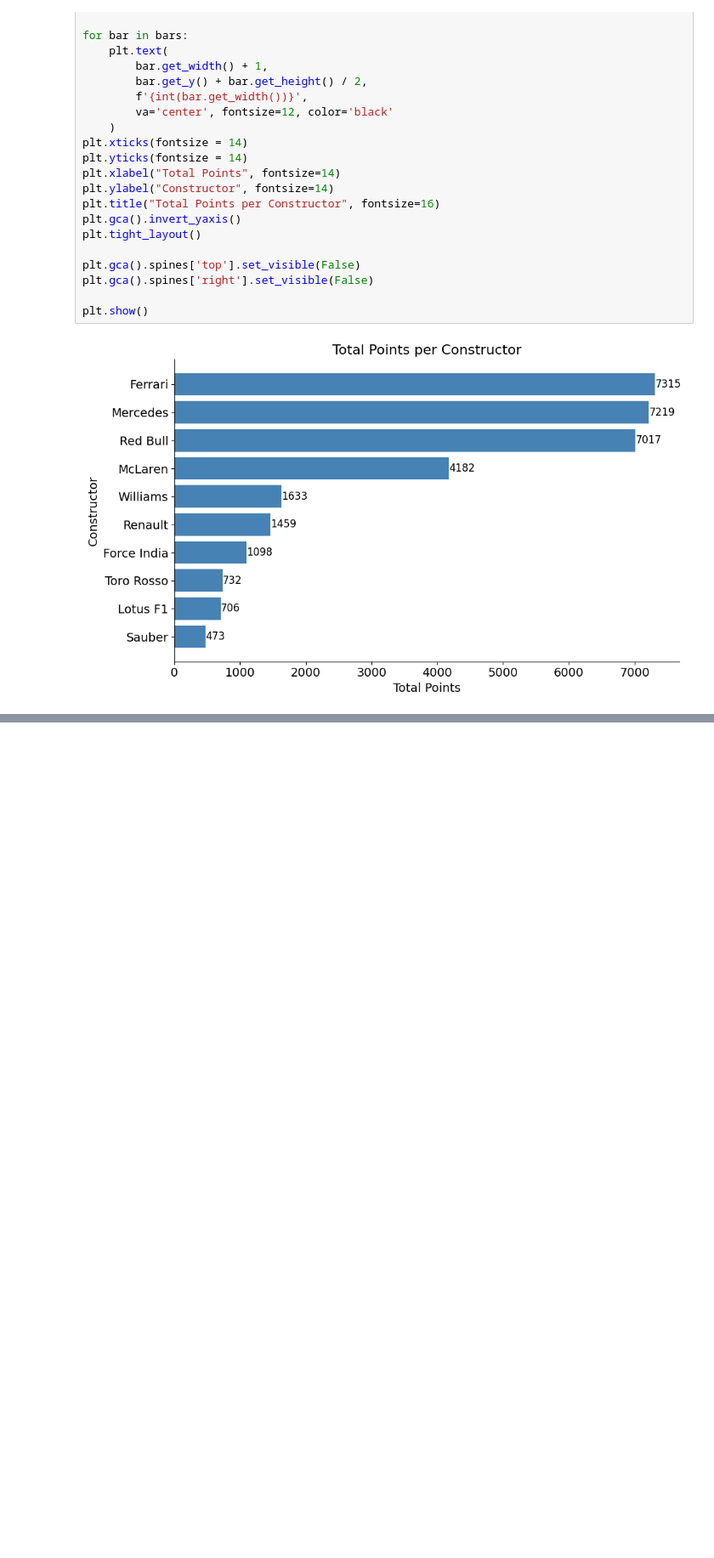
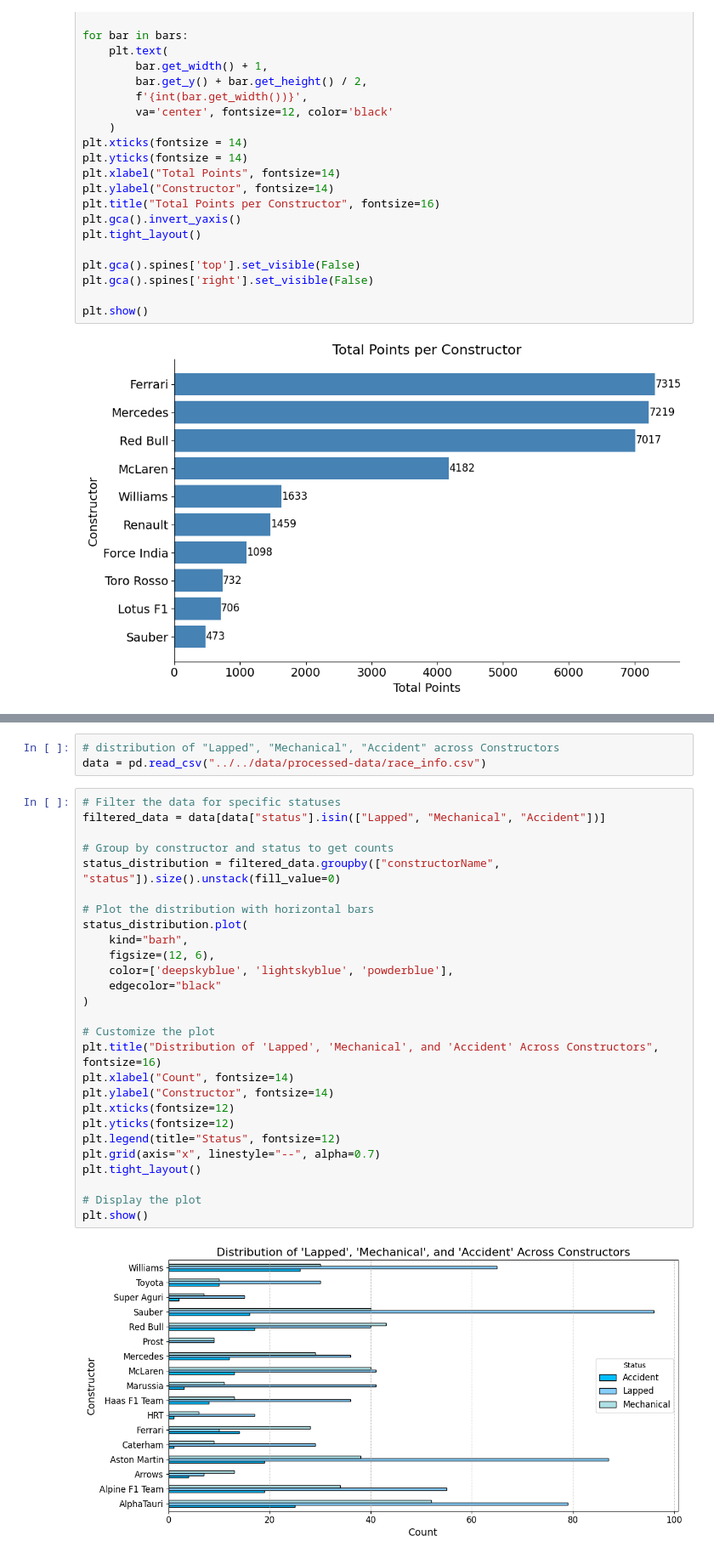
Before and after one commit to NandiniKodali988/F1-Through-Data, a Jupyter notebook: technical-details/eda/main.ipynb, the cells around one changed output, grey strips where cells are left out. Shown: that part at 85% size. Cells and saved outputs as stored; diff of their text form; blank space fills up the shorter version.

Commit message:
distribution of status per constructor

```diff
--- a/technical-details/eda/main.ipynb
+++ b/technical-details/eda/main.ipynb
@@ -236,0 +239,32 @@ plot_driver_points(data, "Kimi Räikkönen", color_list)
+# %%
+# distribution of "Lapped", "Mechanical", "Accident" across Constructors
+data = pd.read_csv("../../data/processed-data/race_info.csv")
+# %%
+# Filter the data for specific statuses
+filtered_data = data[data["status"].isin(["Lapped", "Mechanical", "Accident"])]
+
+# Group by constructor and status to get counts
+status_distribution = filtered_data.groupby(["constructorName", "status"]).size().unstack(fill_value=0)
+
+# Plot the distribution with horizontal bars
+status_distribution.plot(
+    kind="barh",
+    figsize=(12, 6),
+    color=['deepskyblue', 'lightskyblue', 'powderblue'],
+    edgecolor="black"
+)
+
+# Customize the plot
+plt.title("Distribution of 'Lapped', 'Mechanical', and 'Accident' Across Constructors", fontsize=16)
+plt.xlabel("Count", fontsize=14)
+plt.ylabel("Constructor", fontsize=14)
+plt.xticks(fontsize=12)
+plt.yticks(fontsize=12)
+plt.legend(title="Status", fontsize=12)
+plt.grid(axis="x", linestyle="--", alpha=0.7)
+plt.tight_layout()
+
+# Display the plot
+plt.show()
+# %% [output]
+[figure, added]
```
Also changed, not shown: parts of 3 cells of this notebook, 17 other files.
